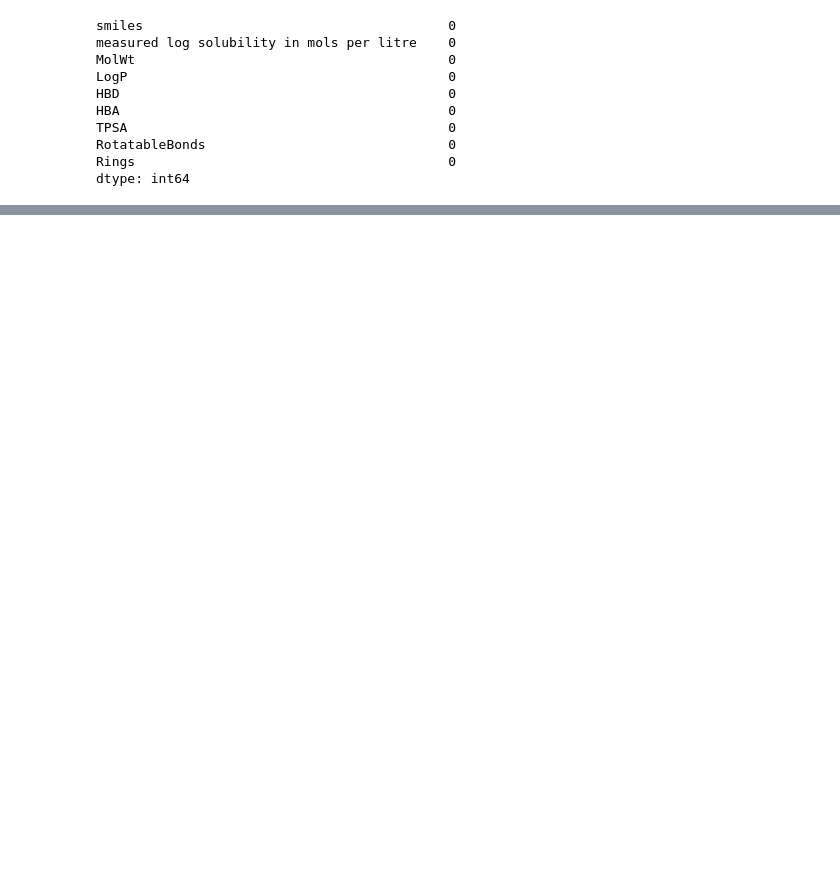
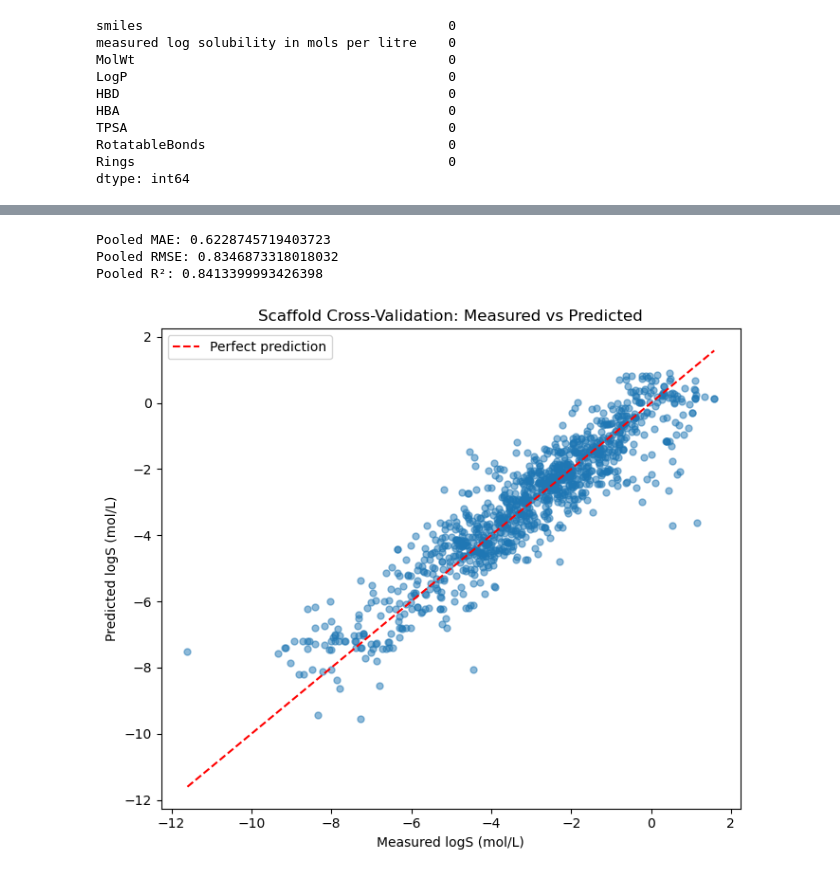
Before and after one commit to nrahman29/chemprop, a Jupyter notebook: notebooks/01_esol_exploration.ipynb, the cells around one changed output, grey strips where cells are left out. Saved outputs shown, nothing was run; the diff lists cells and outputs as text; code cells hidden in the pictures; blank space fills up the shorter version.

Commit message:
Add Streamlit app and scaffold-based solubility analysis

```diff
--- a/notebooks/01_esol_exploration.ipynb
+++ b/notebooks/01_esol_exploration.ipynb
@@ -614,0 +954,17 @@ plt.show()
+# %%
+
+from rdkit import Chem
+from rdkit.Chem.Scaffolds import MurckoScaffold
+
+def get_scaffold(smiles):
+    mol = Chem.MolFromSmiles(smiles)
+    return MurckoScaffold.MurckoScaffoldSmiles(
+        mol=mol,
+        includeChirality=False
+    )
+
+scaffolds = data["smiles"].apply(get_scaffold)
+
+print("Total molecules:", len(scaffolds))
+print("Unique scaffolds:", scaffolds.nunique())
+print(scaffolds.value_counts().head(10))
@@ -614,0 +1146,59 @@ plt.show()
+# %%
+
+from sklearn.model_selection import cross_val_predict, GroupKFold
+from sklearn.ensemble import RandomForestRegressor
+from sklearn.metrics import mean_absolute_error, mean_squared_error, r2_score
+import matplotlib.pyplot as plt
+import numpy as np
+
+cv = GroupKFold(n_splits=5)
+
+model = RandomForestRegressor(
+    n_estimators=300,
+    random_state=42,
+    n_jobs=-1
+)
+
+# Every molecule receives an out-of-fold prediction
+y_pred_scaffold_cv = cross_val_predict(
+    model,
+    X,
+    y,
+    groups=scaffolds,
+    cv=cv,
+    n_jobs=-1
+)
+
+# Calculate pooled metrics across all molecules
+print("Pooled MAE:", mean_absolute_error(y, y_pred_scaffold_cv))
+print("Pooled RMSE:", np.sqrt(mean_squared_error(y, y_pred_scaffold_cv)))
+print("Pooled R²:", r2_score(y, y_pred_scaffold_cv))
+
+# Plot measured versus predicted aqueous solubility
+plt.figure(figsize=(7, 6))
+
+plt.scatter(
+    y,
+    y_pred_scaffold_cv,
+    alpha=0.5,
+    s=25
+)
+
+limits = [
+    min(y.min(), y_pred_scaffold_cv.min()),
+    max(y.max(), y_pred_scaffold_cv.max())
+]
+
+plt.plot(limits, limits, "r--", label="Perfect prediction")
+
+plt.xlabel("Measured logS (mol/L)")
+plt.ylabel("Predicted logS (mol/L)")
+plt.title("Scaffold Cross-Validation: Measured vs Predicted")
+plt.legend()
+plt.tight_layout()
+plt.show()
+# %% [output]
+Pooled MAE: 0.6228745719403723
+Pooled RMSE: 0.8346873318018032
+Pooled R²: 0.8413399993426398
+[figure, added]
```
Also changed, not shown: parts of 84 cells of this notebook, 2 other files.
